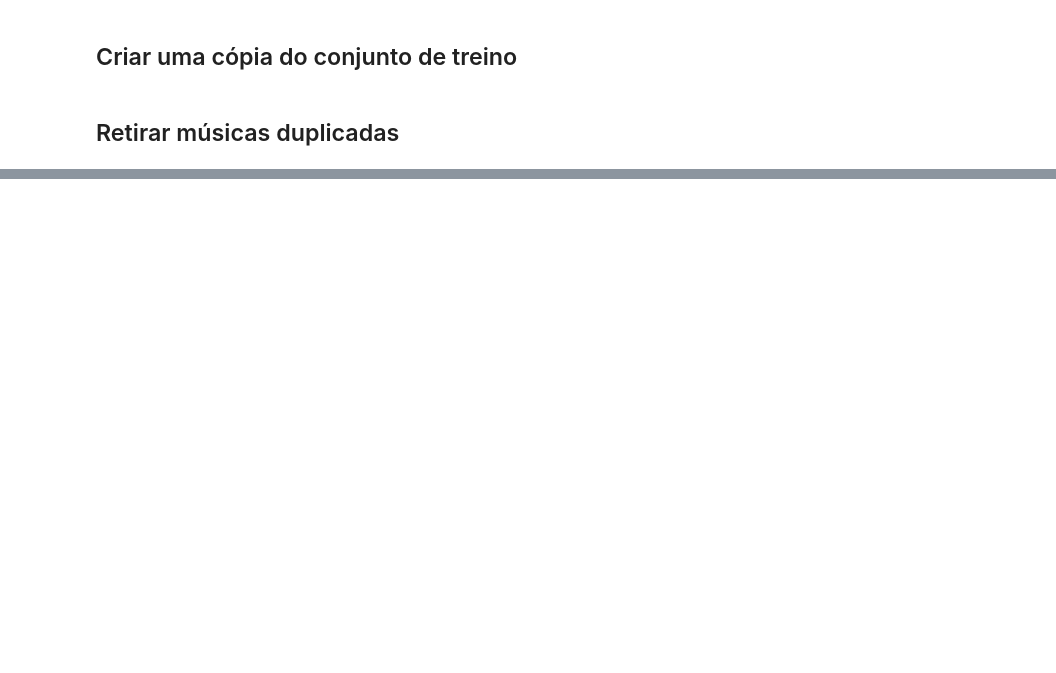
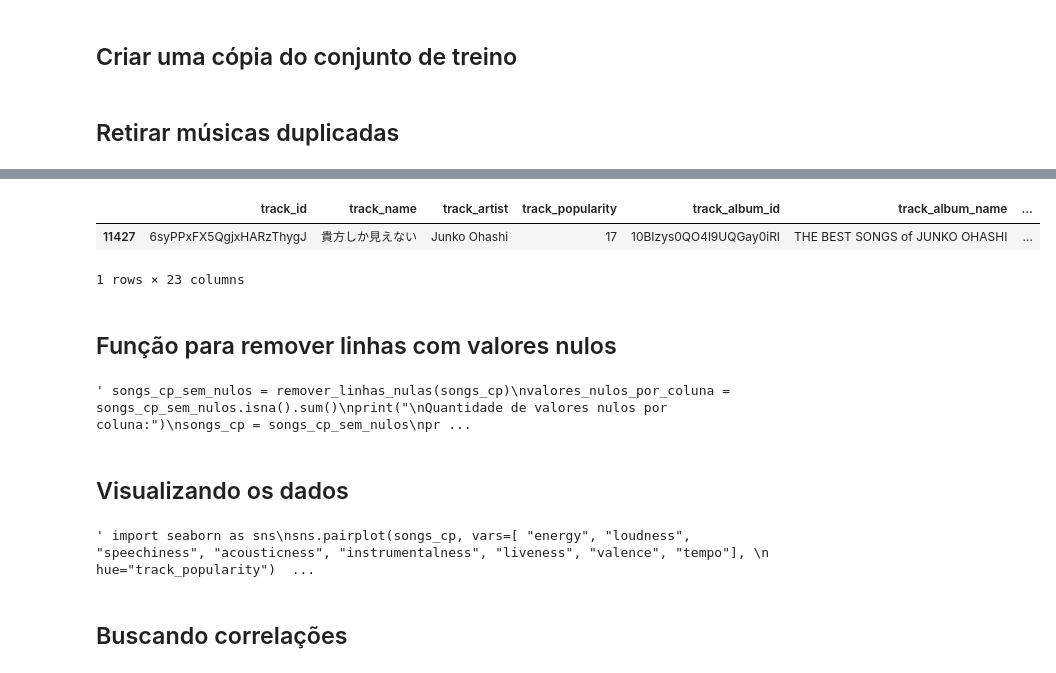
Before and after one commit to Lrs-mtos/song-popularity-ML, a Jupyter notebook: song_popularity.ipynb, the cells around one changed output, grey strips where cells are left out. Cells and saved outputs as stored; diff of their text form; code cells hidden in the pictures; blank space fills up the shorter version.

```diff
--- a/song_popularity.ipynb
+++ b/song_popularity.ipynb
@@ -128,0 +375,9 @@ len(songs_cp_sorted)
+# %%
+#mostrar todas as colunas através de um ID
+songs_cp.loc[songs_cp["track_id"] == "6syPPxFX5QgjxHARzThygJ"]
+# %% [output]
+|  | track_id | track_name | track_artist | track_popularity | track_album_id | track_album_name | ... |
+| 11427 | 6syPPxFX5QgjxHARzThygJ | 貴方しか見えない | Junko Ohashi | 17 | 10BIzys0QO4l9UQGay0iRI | THE BEST SONGS of JUNKO OHASHI | ... |
+1 rows × 23 columns
+# %% [markdown]
+## Função para remover linhas com valores nulos
@@ -128,0 +394,19 @@ len(songs_cp_sorted)
+# %%
+""" songs_cp_sem_nulos = remover_linhas_nulas(songs_cp)
+valores_nulos_por_coluna = songs_cp_sem_nulos.isna().sum()
+print("\nQuantidade de valores nulos por coluna:")
+songs_cp = songs_cp_sem_nulos
+print(valores_nulos_por_coluna) """
+# %% [output]
+' songs_cp_sem_nulos = remover_linhas_nulas(songs_cp)\nvalores_nulos_por_coluna = songs_cp_sem_nulos.isna().sum()\nprint("\nQuantidade de valores nulos por coluna:")\nsongs_cp = songs_cp_sem_nulos\npr ...
+# %% [markdown]
+## Visualizando os dados
+# %%
+""" import seaborn as sns
+sns.pairplot(songs_cp, vars=[ "energy", "loudness", "speechiness", "acousticness", "instrumentalness", "liveness", "valence", "tempo"],
+             hue="track_popularity")  # Por exemplo, colorindo por gênero
+ """
+# %% [output]
+' import seaborn as sns\nsns.pairplot(songs_cp, vars=[ "energy", "loudness", "speechiness", "acousticness", "instrumentalness", "liveness", "valence", "tempo"], \n             hue="track_popularity")  ...
+# %% [markdown]
+## Buscando correlações
```
Also changed, not shown: parts of 23 cells of this notebook.
